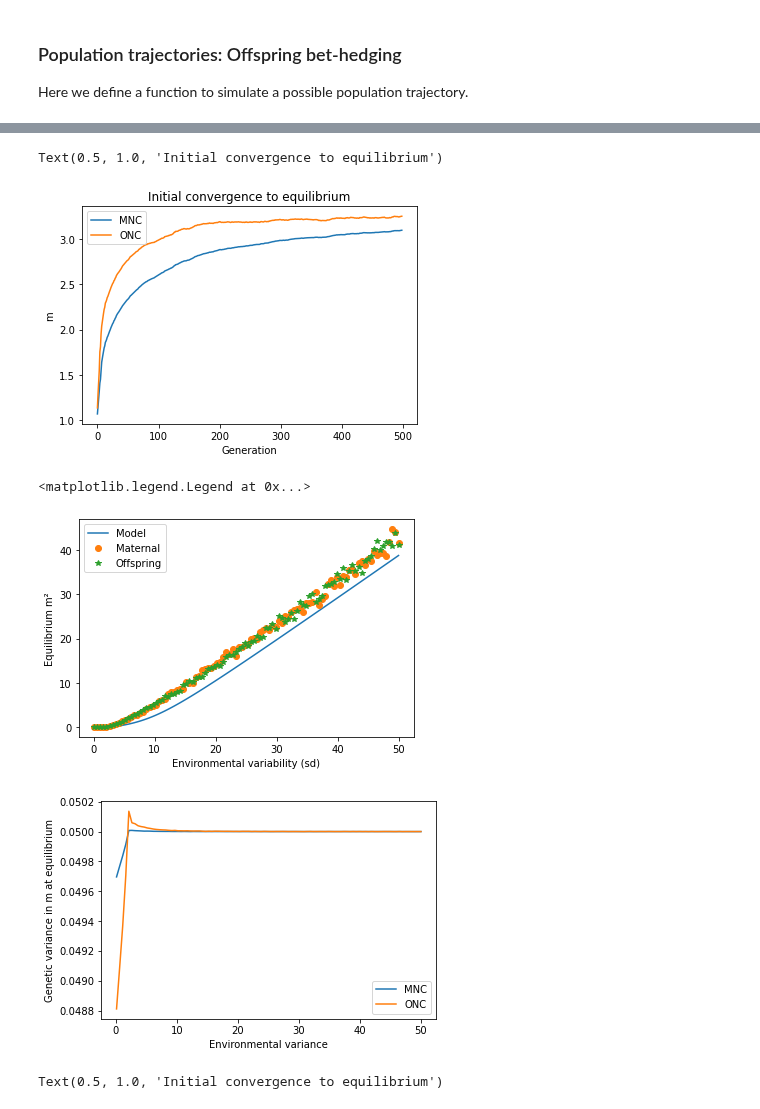
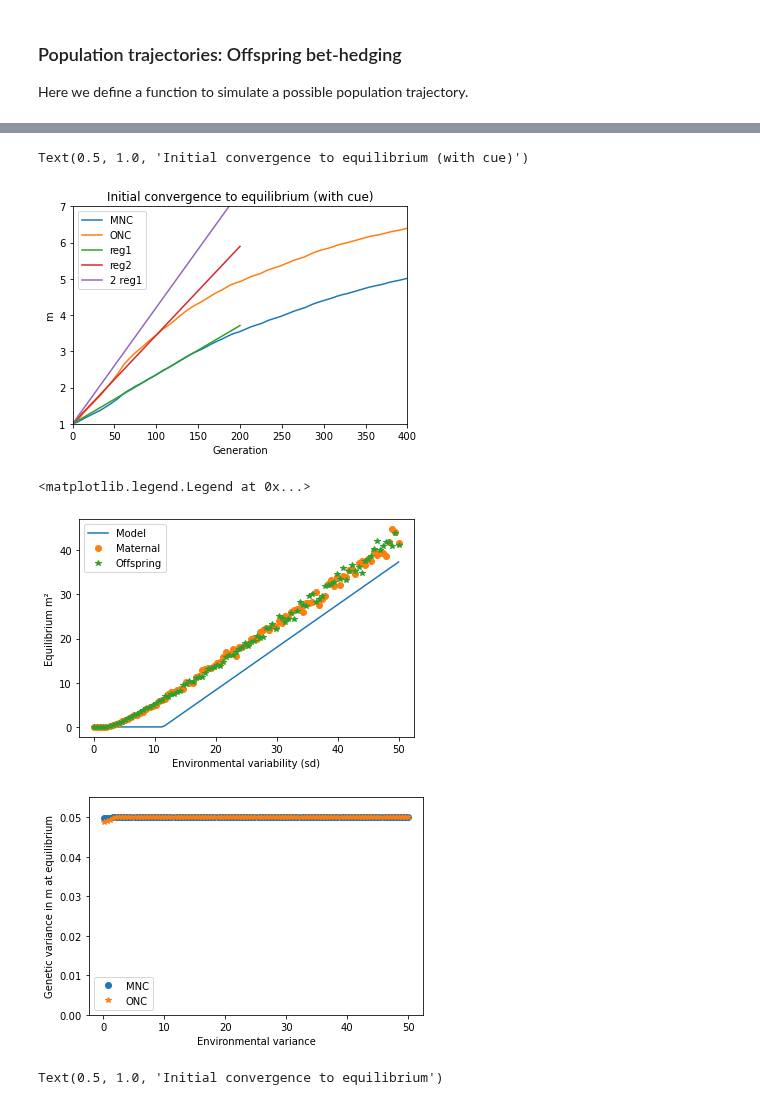
Before and after one commit to pcourau/Maternal_Bet_Hedging, a Jupyter notebook: Simulations_Maternal_Bet_Final.ipynb, the cells around one changed output, grey strips where cells are left out. Drawn from its saved outputs; the diff is of its cells as text; code cells hidden in the pictures.

```diff
--- a/Simulations_Maternal_Bet_Final.ipynb
+++ b/Simulations_Maternal_Bet_Final.ipynb
@@ -205,15 +205,15 @@ def S4 (x):
 # %%
 def VarTh (x,s):
     """Variance of Th for alpha*tau=x"""
-    return 2*s/(x)**2 * S1(x)
+    return 2*s/x**2 * S1(x)
 
 def ThThnext (x,s):
     """Autocorrelation of Th for alpha*tau=x"""
-    return s/(x)**2 * S0(x)**2
+    return s/x**2 * S0(x)**2
 
 def ENu (x,s):
     """Mean of Nu for alpha*tau=x"""
-    return 2*s/(x)**2 * S2(x)
+    return 2*s/x**2 * S2(x)
 # %%
 def NuThnext (x,s):
     """This is the expectancy of Nu(t)Th(t+1)² for alpha*tau=x"""
@@ -407,7 +407,7 @@ listmONCs=smoothen(listmONCs)
 # %%
 #Theoretical predictions:
 Va,Vm    = 2*Vr[0],2*Vr[1] #Theoretical equilibrium variances
-rho = (1-np.exp(-alpha*tau))**2/(2*(-1+alpha*tau+np.exp(-alpha*tau)))
+rho = ThThnext(alpha*tau,sig2_e)/VarTh(alpha*tau,sig2_e)
 #rho = np.exp(-alpha*tau)
 resprate    = Va/(w2+Va+Vm+np.array(listmONCs)**2) #response of the trait to selection: Delta a = resprate*(Theta-a)
 
@@ -429,8 +429,11 @@ plt.ylabel("Equilibrium m²")
 plt.legend(["Model","Maternal","Offspring"])
 
 plt.figure()
+symb = "o"
 for l in [listm2MNCs,listm2ONCs]:
-    plt.plot(sig2_e,l)
+    plt.plot(sig2_e,l,symb)
+    symb = "*"
+plt.ylim([0,0.055])
 plt.xlabel("Environmental variance")
 plt.ylabel("Genetic variance in m at equilibrium")
 plt.legend(["MNC","ONC"])
@@ -441,38 +469,19 @@ plt.legend(["MNC","ONC"])
 # %%
-nbrep = 100
-th=[GenerateEnvironment(r=1,s2=200,n=20*500,time=10000*500) for k in range(nbrep)]
-listmMNC = np.mean(np.abs([GenerateTrajectoryMNC(x0=(1,1),
-                                                 V0=(0.5,0.05),
-                                                 Vr=[0.3,0.025],
-                                                 w2=1,
-                                                 alpha=1,
-                                                 sig2_e=25,
-                                                 nbsteps=20,
-                                                 tau=10000,
-                                                 Tmax=500,th=th[k])[1]
-                            for k in range(nbrep)]),axis=0)
-
-listmONC = np.mean(np.abs([GenerateTrajectoryONC(x0=(1,1),
-                                                 V0=(0.5,0.05),
-                                                 Vr=[0.3,0.025],
-                                                 w2=1,
-                                                 alpha=1,
-                                                 sig2_e=25,
-                                                 nbsteps=20,
-                                                 tau=10000,
-                                                 Tmax=500)[1]
-                            for k in range(nbrep)]),axis=0)
-
 plt.figure()
-plt.plot(np.abs(listmMNC))
-plt.plot(np.abs(listmONC))
-plt.legend(["MNC","ONC"])
+plt.plot(np.abs(listinMNC))
+plt.plot(np.abs(listinONC))
+plt.plot([0,200],[1,(listinMNC[100]-1)*2+1])
+plt.plot([0,200],[1,(listinONC[100]-1)*2+1])
+plt.plot([0,200],[1,((listinMNC[100]-1)*2+1)*2])
+plt.ylim([1,7])
+plt.xlim([0,400])
+plt.legend(["MNC","ONC","reg1","reg2","2 reg1"])
 plt.xlabel("Generation")
 plt.ylabel("m")
-plt.title("Initial convergence to equilibrium")
+plt.title("Initial convergence to equilibrium (with cue)")
 # %% [output]
-Text(0.5, 1.0, 'Initial convergence to equilibrium')
+Text(0.5, 1.0, 'Initial convergence to equilibrium (with cue)')
-[figure, old version]
+[figure, new version]
 # %%
 nbbins   = 100 #Number of bins for the discretization of the space
 nbrep    = 1   #Number of replicates for each bin
@@ -516,37 +525,42 @@ Va,Vm    = 2*Vr[0],2*Vr[1]
 for k in range(len(listmMNC)):
     if listmMNC[k]**2>1000:
         listmMNC[k] = (listmMNC[k+1]+listmMNC[k-1])/2
-rho = (1-np.exp(-alpha*tau))**2/(2*(-1+alpha*tau+np.exp(-alpha*tau)))
+rho = ThThnext(alpha*tau,sig2_e)/VarTh(alpha*tau,sig2_e)
 #rho = np.exp(-alpha*tau)
 resprate    = Va/(w2+Va+Vm+np.array(listmONC)**2)
 TONC  = np.max([(
             (1-rho)*VarTh(alpha*tau,sig2_e) - Va
     + np.sqrt( (VarTh(alpha*tau,sig2_e)*(1-rho) - Va)**2 + 4*Va*(1-rho) * ( (1-rho)*VarTh(alpha*tau,sig2_e) + (2-rho)*Va ) )
                     )/2/(1-rho) - w2 - Vm,
                 [0]*len(sig2_e)],axis=0)
+TONC = np.max([VarTh(alpha*tau,sig2_e)-w2- Vm-Va*(2-rho)/(1-rho),
+                   [0]*len(sig2_e)],axis=0)
 
 plt.figure()
 plt.plot(sig2_e,TONC)
 symb = "o"
 for l in [listmMNC,listmONC]:
     plt.plot(sig2_e,np.array(l)**2,symb)
     symb = "*"
 plt.xlabel("Environmental variability (sd)")
 plt.ylabel("Equilibrium m²")
 plt.legend(["Model","Maternal","Offspring"])
 
 plt.figure()
+symb = "o"
 for l in [listm2MNC,listm2ONC]:
-    plt.plot(sig2_e,l)
+    plt.plot(sig2_e,l,symb)
+    symb = "*"
+plt.ylim([0,0.055])
 #plt.plot(sig2_e[:nbbins//2],TheoryVMNC(sig2_e[:nbbins//2]))
 #plt.plot(sig2_e[:nbbins//2],TheoryVONC(sig2_e[:nbbins//2]))
 plt.xlabel("Environmental variance")
 plt.ylabel("Genetic variance in m at equilibrium")
 plt.legend(["MNC","ONC","TMNC","TONC"])
 # %% [output]
 <matplotlib.legend.Legend at 0x...>
-[figure, old version]
+[figure, new version]
-[figure, old version]
+[figure, new version]
 # %%
 nbrep = 10
 #th=[GenerateEnvironment(r=1e-3,s2=200,n=20*5000,time=10*5000) for k in range(nbrep)]
```
Also changed, not shown: parts of 10 cells of this notebook.
